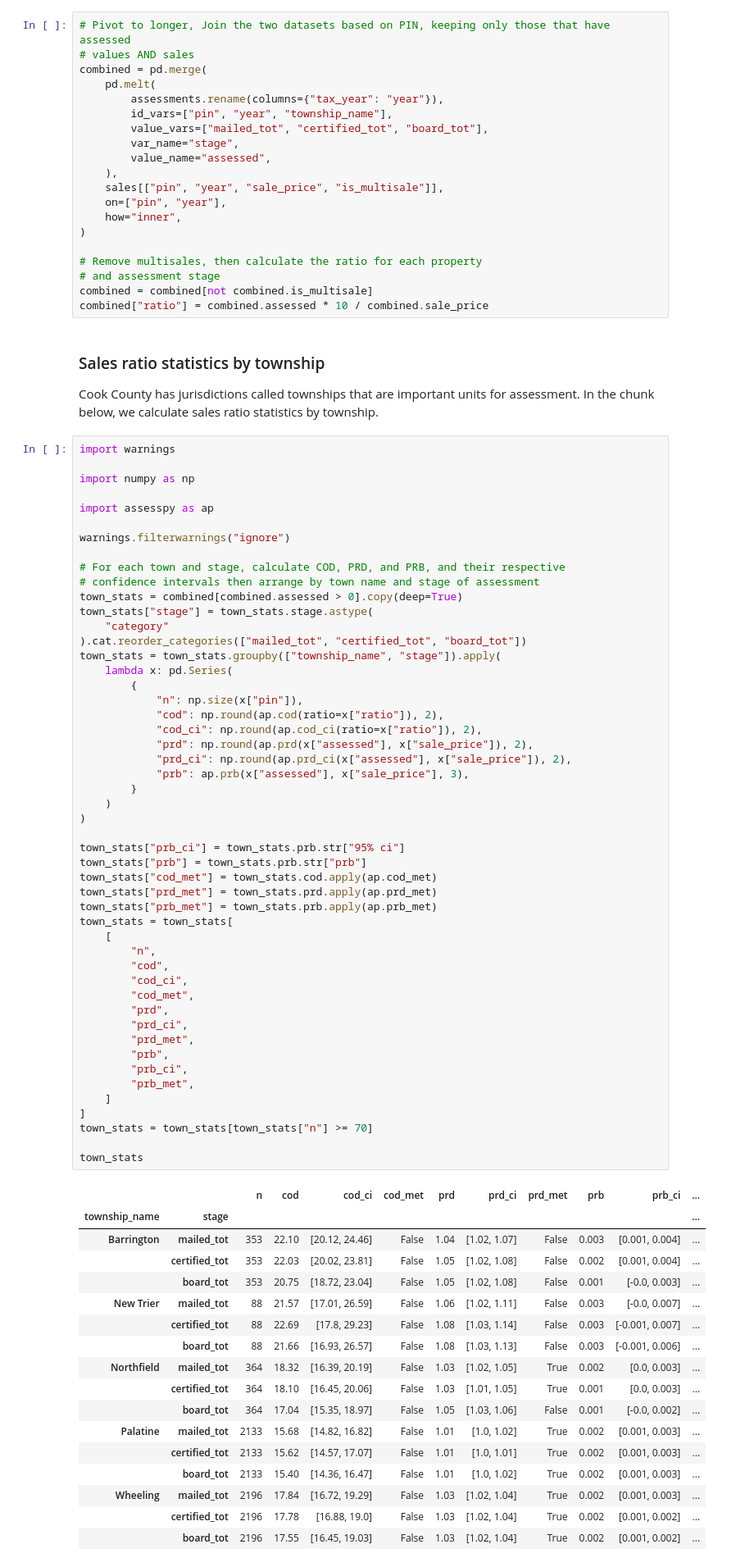
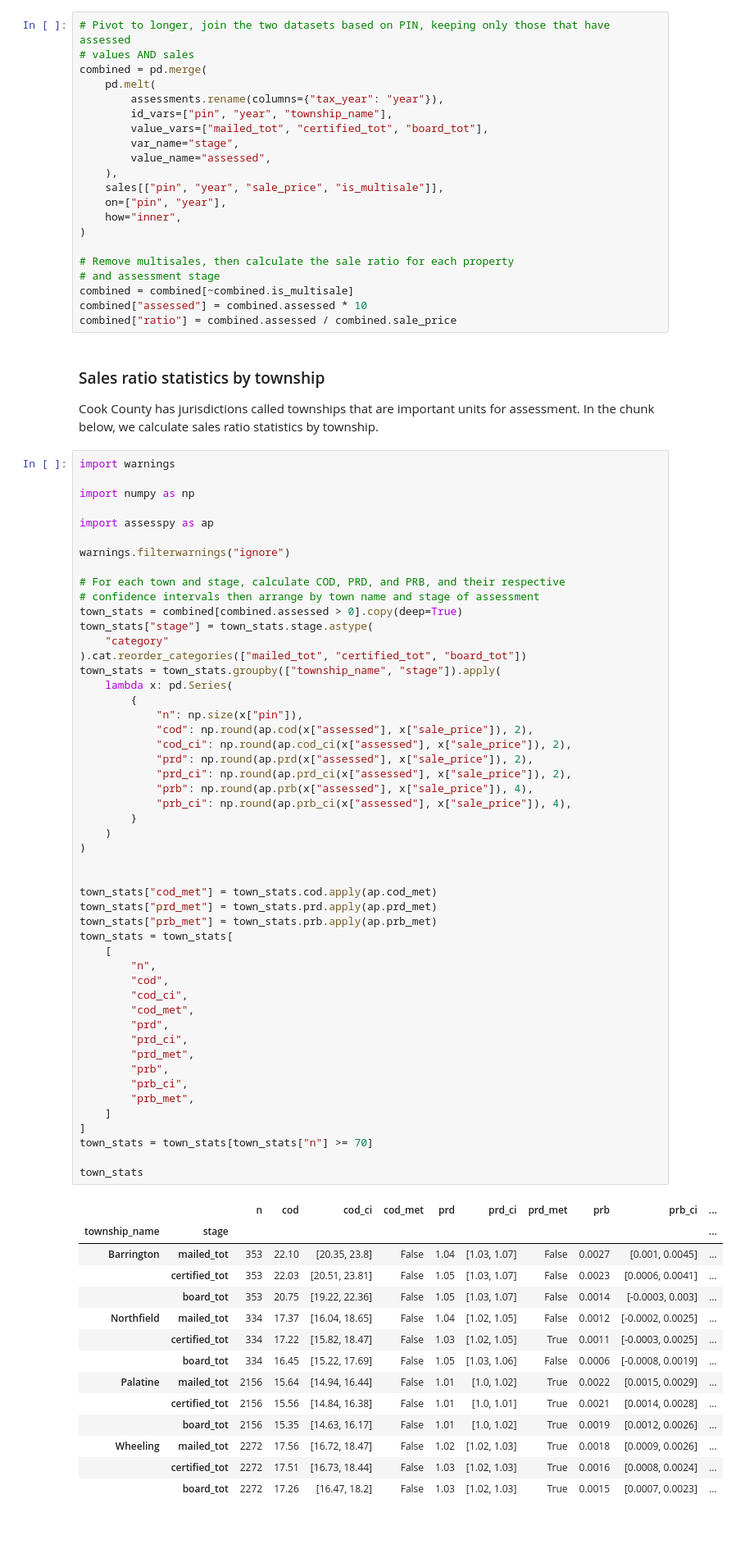
Before and after one commit to ccao-data/assesspy, a Jupyter notebook: docs/source/notebooks/example-ratio-study.ipynb, the cells around one changed output. Shown at 82% size. Cells and saved outputs as stored; diff of their text form; blank space fills up the shorter version.

```diff
--- a/docs/source/notebooks/example-ratio-study.ipynb
+++ b/docs/source/notebooks/example-ratio-study.ipynb
@@ -92,7 +92,7 @@ In this section, we will use data published on the [Cook County Open Data Portal
 
 Above, we pulled assessment and sales data from the Open Data Portal. In order to produce our sales ratio statistics, our data needs to be formatted in 'long form,' meaning that each row is a property in a given year. The county provides *assessed value* on the Open Data Portal. For residential properties, we need to multiply assessed value by 10 to get fair market value. [Assessment levels](https://prodassets.cookcountyassessor.com/s3fs-public/form_documents/classcode.pdf) can differ for other classes.
 # %%
-# Pivot to longer, Join the two datasets based on PIN, keeping only those that have assessed
+# Pivot to longer, join the two datasets based on PIN, keeping only those that have assessed
 # values AND sales
 combined = pd.merge(
     pd.melt(
@@ -107,10 +107,11 @@ combined = pd.merge(
     how="inner",
 )
 
-# Remove multisales, then calculate the ratio for each property
+# Remove multisales, then calculate the sale ratio for each property
 # and assessment stage
-combined = combined[not combined.is_multisale]
-combined["ratio"] = combined.assessed * 10 / combined.sale_price
+combined = combined[~combined.is_multisale]
+combined["assessed"] = combined.assessed * 10
+combined["ratio"] = combined.assessed / combined.sale_price
 # %% [markdown]
 ### Sales ratio statistics by township
 
@@ -134,55 +135,52 @@ town_stats = town_stats.groupby(["township_name", "stage"]).apply(
     lambda x: pd.Series(
         {
             "n": np.size(x["pin"]),
-            "cod": np.round(ap.cod(ratio=x["ratio"]), 2),
-            "cod_ci": np.round(ap.cod_ci(ratio=x["ratio"]), 2),
+            "cod": np.round(ap.cod(x["assessed"], x["sale_price"]), 2),
+            "cod_ci": np.round(ap.cod_ci(x["assessed"], x["sale_price"]), 2),
             "prd": np.round(ap.prd(x["assessed"], x["sale_price"]), 2),
             "prd_ci": np.round(ap.prd_ci(x["assessed"], x["sale_price"]), 2),
-            "prb": ap.prb(x["assessed"], x["sale_price"], 3),
+            "prb": np.round(ap.prb(x["assessed"], x["sale_price"]), 4),
+            "prb_ci": np.round(ap.prb_ci(x["assessed"], x["sale_price"]), 4),
         }
     )
 )
 
-town_stats["prb_ci"] = town_stats.prb.str["95% ci"]
-town_stats["prb"] = town_stats.prb.str["prb"]
+
 town_stats["cod_met"] = town_stats.cod.apply(ap.cod_met)
 town_stats["prd_met"] = town_stats.prd.apply(ap.prd_met)
 town_stats["prb_met"] = town_stats.prb.apply(ap.prb_met)
 town_stats = town_stats[
     [
         "n",
         "cod",
         "cod_ci",
         "cod_met",
         "prd",
         "prd_ci",
         "prd_met",
         "prb",
         "prb_ci",
         "prb_met",
     ]
 ]
 town_stats = town_stats[town_stats["n"] >= 70]
 
 town_stats
 # %% [output]
 |  |  | n | cod | cod_ci | cod_met | prd | prd_ci | prd_met | prb | prb_ci | ... |
 | township_name | stage |  |  |  |  |  |  |  |  |  | ... |
-| Barrington | mailed_tot | 353 | 22.10 | [20.12, 24.46] | False | 1.04 | [1.02, 1.07] | False | 0.003 | [0.001, 0.004] | ... |
-|  | certified_tot | 353 | 22.03 | [20.02, 23.81] | False | 1.05 | [1.02, 1.08] | False | 0.002 | [0.001, 0.004] | ... |
-|  | board_tot | 353 | 20.75 | [18.72, 23.04] | False | 1.05 | [1.02, 1.08] | False | 0.001 | [-0.0, 0.003] | ... |
-| New Trier | mailed_tot | 88 | 21.57 | [17.01, 26.59] | False | 1.06 | [1.02, 1.11] | False | 0.003 | [-0.0, 0.007] | ... |
-|  | certified_tot | 88 | 22.69 | [17.8, 29.23] | False | 1.08 | [1.03, 1.14] | False | 0.003 | [-0.001, 0.007] | ... |
-|  | board_tot | 88 | 21.66 | [16.93, 26.57] | False | 1.08 | [1.03, 1.13] | False | 0.003 | [-0.001, 0.006] | ... |
-| Northfield | mailed_tot | 364 | 18.32 | [16.39, 20.19] | False | 1.03 | [1.02, 1.05] | True | 0.002 | [0.0, 0.003] | ... |
-|  | certified_tot | 364 | 18.10 | [16.45, 20.06] | False | 1.03 | [1.01, 1.05] | True | 0.001 | [0.0, 0.003] | ... |
-|  | board_tot | 364 | 17.04 | [15.35, 18.97] | False | 1.05 | [1.03, 1.06] | False | 0.001 | [-0.0, 0.002] | ... |
-| Palatine | mailed_tot | 2133 | 15.68 | [14.82, 16.82] | False | 1.01 | [1.0, 1.02] | True | 0.002 | [0.001, 0.003] | ... |
-|  | certified_tot | 2133 | 15.62 | [14.57, 17.07] | False | 1.01 | [1.0, 1.01] | True | 0.002 | [0.001, 0.003] | ... |
-|  | board_tot | 2133 | 15.40 | [14.36, 16.47] | False | 1.01 | [1.0, 1.02] | True | 0.002 | [0.001, 0.003] | ... |
-| Wheeling | mailed_tot | 2196 | 17.84 | [16.72, 19.29] | False | 1.03 | [1.02, 1.04] | True | 0.002 | [0.001, 0.003] | ... |
-|  | certified_tot | 2196 | 17.78 | [16.88, 19.0] | False | 1.03 | [1.02, 1.04] | True | 0.002 | [0.001, 0.002] | ... |
-|  | board_tot | 2196 | 17.55 | [16.45, 19.03] | False | 1.03 | [1.02, 1.04] | True | 0.002 | [0.001, 0.002] | ... |
+| Barrington | mailed_tot | 353 | 22.10 | [20.35, 23.8] | False | 1.04 | [1.03, 1.07] | False | 0.0027 | [0.001, 0.0045] | ... |
+|  | certified_tot | 353 | 22.03 | [20.51, 23.81] | False | 1.05 | [1.03, 1.07] | False | 0.0023 | [0.0006, 0.0041] | ... |
+|  | board_tot | 353 | 20.75 | [19.22, 22.36] | False | 1.05 | [1.03, 1.07] | False | 0.0014 | [-0.0003, 0.003] | ... |
+| Northfield | mailed_tot | 334 | 17.37 | [16.04, 18.65] | False | 1.04 | [1.02, 1.05] | False | 0.0012 | [-0.0002, 0.0025] | ... |
+|  | certified_tot | 334 | 17.22 | [15.82, 18.47] | False | 1.03 | [1.02, 1.05] | True | 0.0011 | [-0.0003, 0.0025] | ... |
+|  | board_tot | 334 | 16.45 | [15.22, 17.69] | False | 1.05 | [1.03, 1.06] | False | 0.0006 | [-0.0008, 0.0019] | ... |
+| Palatine | mailed_tot | 2156 | 15.64 | [14.94, 16.44] | False | 1.01 | [1.0, 1.02] | True | 0.0022 | [0.0015, 0.0029] | ... |
+|  | certified_tot | 2156 | 15.56 | [14.84, 16.38] | False | 1.01 | [1.0, 1.01] | True | 0.0021 | [0.0014, 0.0028] | ... |
+|  | board_tot | 2156 | 15.35 | [14.63, 16.17] | False | 1.01 | [1.0, 1.02] | True | 0.0019 | [0.0012, 0.0026] | ... |
+| Wheeling | mailed_tot | 2272 | 17.56 | [16.72, 18.47] | False | 1.02 | [1.02, 1.03] | True | 0.0018 | [0.0009, 0.0026] | ... |
+|  | certified_tot | 2272 | 17.51 | [16.73, 18.44] | False | 1.03 | [1.02, 1.03] | True | 0.0016 | [0.0008, 0.0024] | ... |
+|  | board_tot | 2272 | 17.26 | [16.47, 18.2] | False | 1.03 | [1.02, 1.03] | True | 0.0015 | [0.0007, 0.0023] | ... |
 # %% [markdown]
 ### Median ratios by sale price
 
```
Also changed, not shown: parts of 8 cells of this notebook, 38 other files.
